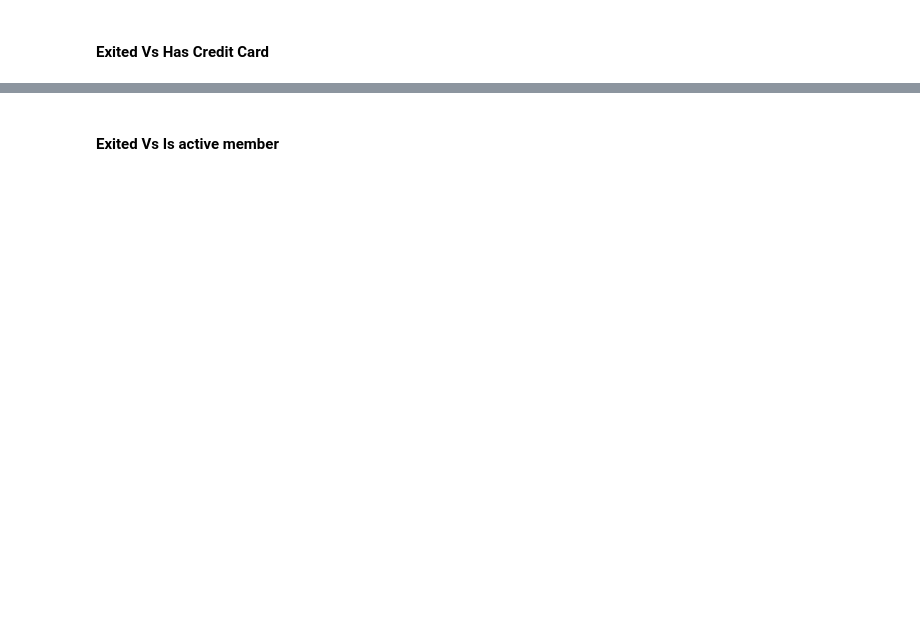
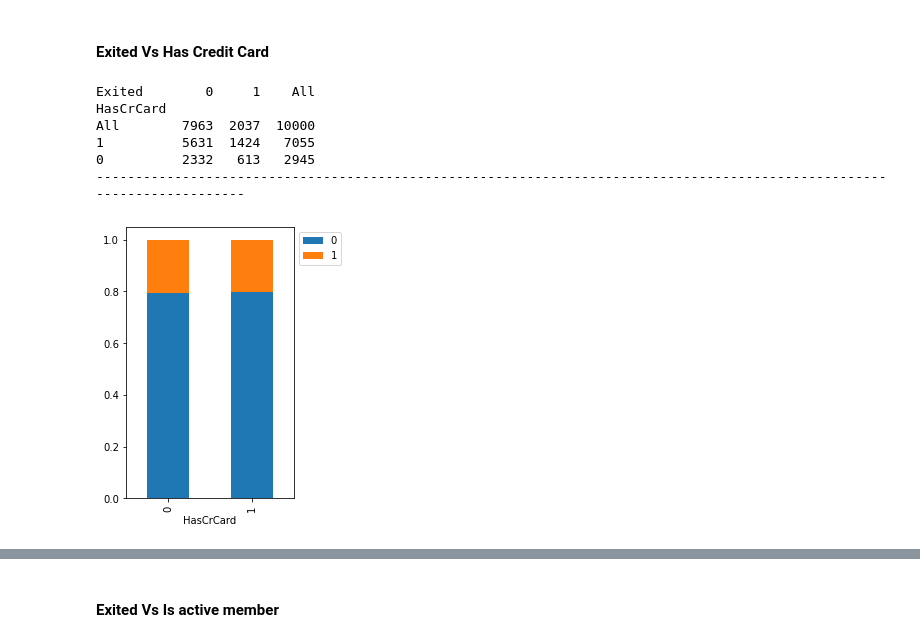
Before and after one commit to FoxHoundOps/PGP-AI-ML, a Jupyter notebook: project5/INN_Learner_Notebook_Full_code_version.ipynb, the cells around one changed output, grey strips where cells are left out. Cells and saved outputs as stored; diff of their text form; code cells hidden in the pictures; blank space fills up the shorter version.

```diff
--- a/project5/INN_Learner_Notebook_Full_code_version.ipynb
+++ b/project5/INN_Learner_Notebook_Full_code_version.ipynb
@@ -520,0 +550,10 @@ stacked_barplot('__________')                   ## Complete the code to plot sta
+# %%
+stacked_barplot(df, 'HasCrCard', 'Exited')
+# %% [output]
+Exited        0     1    All
+HasCrCard
+All        7963  2037  10000
+1          5631  1424   7055
+0          2332   613   2945
+------------------------------------------------------------------------------------------------------------------------
+[figure, added]
```
Also changed, not shown: parts of 22 cells of this notebook.
